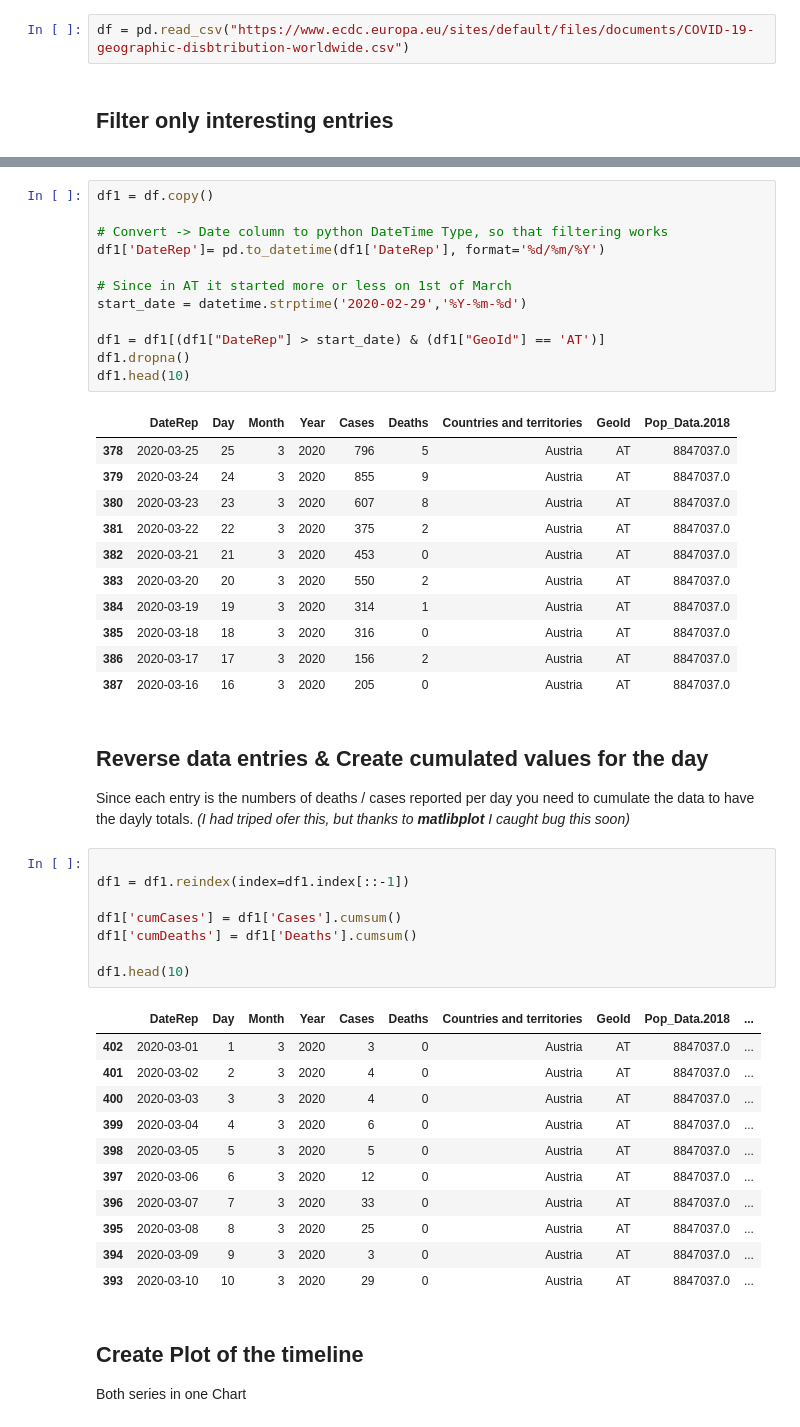
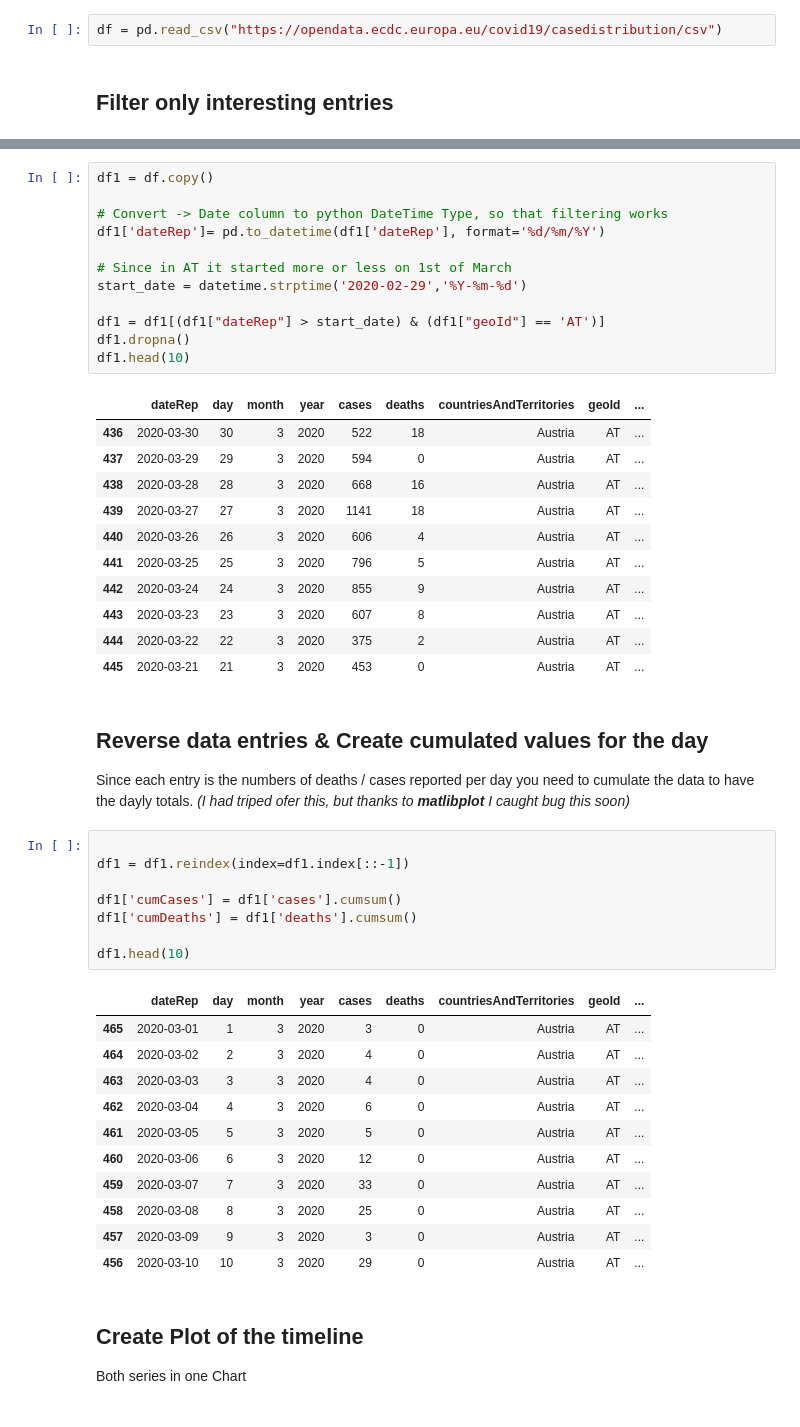
Before and after one commit to akumagamo/liveProjectSubmissions, a Jupyter notebook: Covid Rapid View.ipynb, the cells around one changed output, grey strips where cells are left out. Drawn from its saved outputs; the diff is of its cells as text.

```diff
--- a/Covid Rapid View.ipynb
+++ b/Covid Rapid View.ipynb
@@ -12,6 +12,6 @@ from datetime import datetime, timedelta
 # %% [markdown]
 ## Load Data (seperate Cell not to call the service to often)
 # %%
-df = pd.read_csv("https://www.ecdc.europa.eu/sites/default/files/documents/COVID-19-geographic-disbtribution-worldwide.csv")
+df = pd.read_csv("https://opendata.ecdc.europa.eu/covid19/casedistribution/csv")
 # %% [markdown]
  ## Filter only interesting entries
@@ -19,26 +33,26 @@ df = pd.read_csv("https://www.ecdc.europa.eu/sites/default/files/documents/COVID
 df1 = df.copy()
 
 # Convert -> Date column to python DateTime Type, so that filtering works
-df1['DateRep']= pd.to_datetime(df1['DateRep'], format='%d/%m/%Y')
+df1['dateRep']= pd.to_datetime(df1['dateRep'], format='%d/%m/%Y')
 
 # Since in AT it started more or less on 1st of March
 start_date = datetime.strptime('2020-02-29','%Y-%m-%d')
 
-df1 = df1[(df1["DateRep"] > start_date) & (df1["GeoId"] == 'AT')]
+df1 = df1[(df1["dateRep"] > start_date) & (df1["geoId"] == 'AT')]
 df1.dropna()
 df1.head(10)
 # %% [output]
-|  | DateRep | Day | Month | Year | Cases | Deaths | Countries and territories | GeoId | Pop_Data.2018 |
-| 378 | 2020-03-25 | 25 | 3 | 2020 | 796 | 5 | Austria | AT | 8847037.0 |
-| 379 | 2020-03-24 | 24 | 3 | 2020 | 855 | 9 | Austria | AT | 8847037.0 |
-| 380 | 2020-03-23 | 23 | 3 | 2020 | 607 | 8 | Austria | AT | 8847037.0 |
-| 381 | 2020-03-22 | 22 | 3 | 2020 | 375 | 2 | Austria | AT | 8847037.0 |
-| 382 | 2020-03-21 | 21 | 3 | 2020 | 453 | 0 | Austria | AT | 8847037.0 |
-| 383 | 2020-03-20 | 20 | 3 | 2020 | 550 | 2 | Austria | AT | 8847037.0 |
-| 384 | 2020-03-19 | 19 | 3 | 2020 | 314 | 1 | Austria | AT | 8847037.0 |
-| 385 | 2020-03-18 | 18 | 3 | 2020 | 316 | 0 | Austria | AT | 8847037.0 |
-| 386 | 2020-03-17 | 17 | 3 | 2020 | 156 | 2 | Austria | AT | 8847037.0 |
-| 387 | 2020-03-16 | 16 | 3 | 2020 | 205 | 0 | Austria | AT | 8847037.0 |
+|  | dateRep | day | month | year | cases | deaths | countriesAndTerritories | geoId | ... |
+| 436 | 2020-03-30 | 30 | 3 | 2020 | 522 | 18 | Austria | AT | ... |
+| 437 | 2020-03-29 | 29 | 3 | 2020 | 594 | 0 | Austria | AT | ... |
+| 438 | 2020-03-28 | 28 | 3 | 2020 | 668 | 16 | Austria | AT | ... |
+| 439 | 2020-03-27 | 27 | 3 | 2020 | 1141 | 18 | Austria | AT | ... |
+| 440 | 2020-03-26 | 26 | 3 | 2020 | 606 | 4 | Austria | AT | ... |
+| 441 | 2020-03-25 | 25 | 3 | 2020 | 796 | 5 | Austria | AT | ... |
+| 442 | 2020-03-24 | 24 | 3 | 2020 | 855 | 9 | Austria | AT | ... |
+| 443 | 2020-03-23 | 23 | 3 | 2020 | 607 | 8 | Austria | AT | ... |
+| 444 | 2020-03-22 | 22 | 3 | 2020 | 375 | 2 | Austria | AT | ... |
+| 445 | 2020-03-21 | 21 | 3 | 2020 | 453 | 0 | Austria | AT | ... |
 # %% [markdown]
 ## Reverse data entries & Create cumulated values for the day
 
@@ -46,23 +60,23 @@ Since each entry is the numbers of deaths / cases reported per day you need to c
 # %%
 
 df1 = df1.reindex(index=df1.index[::-1])
 
-df1['cumCases'] = df1['Cases'].cumsum()
-df1['cumDeaths'] = df1['Deaths'].cumsum()
+df1['cumCases'] = df1['cases'].cumsum()
+df1['cumDeaths'] = df1['deaths'].cumsum()
 
 df1.head(10)
 # %% [output]
-|  | DateRep | Day | Month | Year | Cases | Deaths | Countries and territories | GeoId | Pop_Data.2018 | ... |
-| 402 | 2020-03-01 | 1 | 3 | 2020 | 3 | 0 | Austria | AT | 8847037.0 | ... |
-| 401 | 2020-03-02 | 2 | 3 | 2020 | 4 | 0 | Austria | AT | 8847037.0 | ... |
-| 400 | 2020-03-03 | 3 | 3 | 2020 | 4 | 0 | Austria | AT | 8847037.0 | ... |
-| 399 | 2020-03-04 | 4 | 3 | 2020 | 6 | 0 | Austria | AT | 8847037.0 | ... |
-| 398 | 2020-03-05 | 5 | 3 | 2020 | 5 | 0 | Austria | AT | 8847037.0 | ... |
-| 397 | 2020-03-06 | 6 | 3 | 2020 | 12 | 0 | Austria | AT | 8847037.0 | ... |
-| 396 | 2020-03-07 | 7 | 3 | 2020 | 33 | 0 | Austria | AT | 8847037.0 | ... |
-| 395 | 2020-03-08 | 8 | 3 | 2020 | 25 | 0 | Austria | AT | 8847037.0 | ... |
-| 394 | 2020-03-09 | 9 | 3 | 2020 | 3 | 0 | Austria | AT | 8847037.0 | ... |
-| 393 | 2020-03-10 | 10 | 3 | 2020 | 29 | 0 | Austria | AT | 8847037.0 | ... |
+|  | dateRep | day | month | year | cases | deaths | countriesAndTerritories | geoId | ... |
+| 465 | 2020-03-01 | 1 | 3 | 2020 | 3 | 0 | Austria | AT | ... |
+| 464 | 2020-03-02 | 2 | 3 | 2020 | 4 | 0 | Austria | AT | ... |
+| 463 | 2020-03-03 | 3 | 3 | 2020 | 4 | 0 | Austria | AT | ... |
+| 462 | 2020-03-04 | 4 | 3 | 2020 | 6 | 0 | Austria | AT | ... |
+| 461 | 2020-03-05 | 5 | 3 | 2020 | 5 | 0 | Austria | AT | ... |
+| 460 | 2020-03-06 | 6 | 3 | 2020 | 12 | 0 | Austria | AT | ... |
+| 459 | 2020-03-07 | 7 | 3 | 2020 | 33 | 0 | Austria | AT | ... |
+| 458 | 2020-03-08 | 8 | 3 | 2020 | 25 | 0 | Austria | AT | ... |
+| 457 | 2020-03-09 | 9 | 3 | 2020 | 3 | 0 | Austria | AT | ... |
+| 456 | 2020-03-10 | 10 | 3 | 2020 | 29 | 0 | Austria | AT | ... |
 # %% [markdown]
 ## Create Plot of the timeline
 
```
Also changed, not shown: parts of 3 cells of this notebook.
